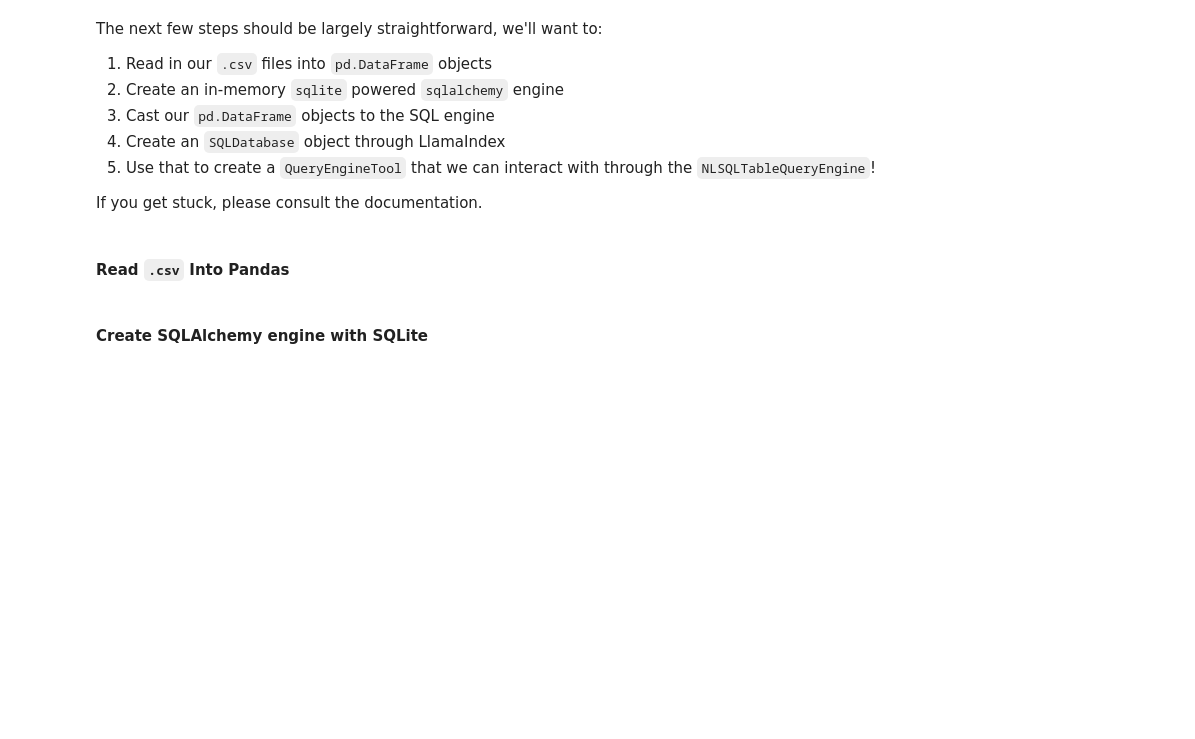
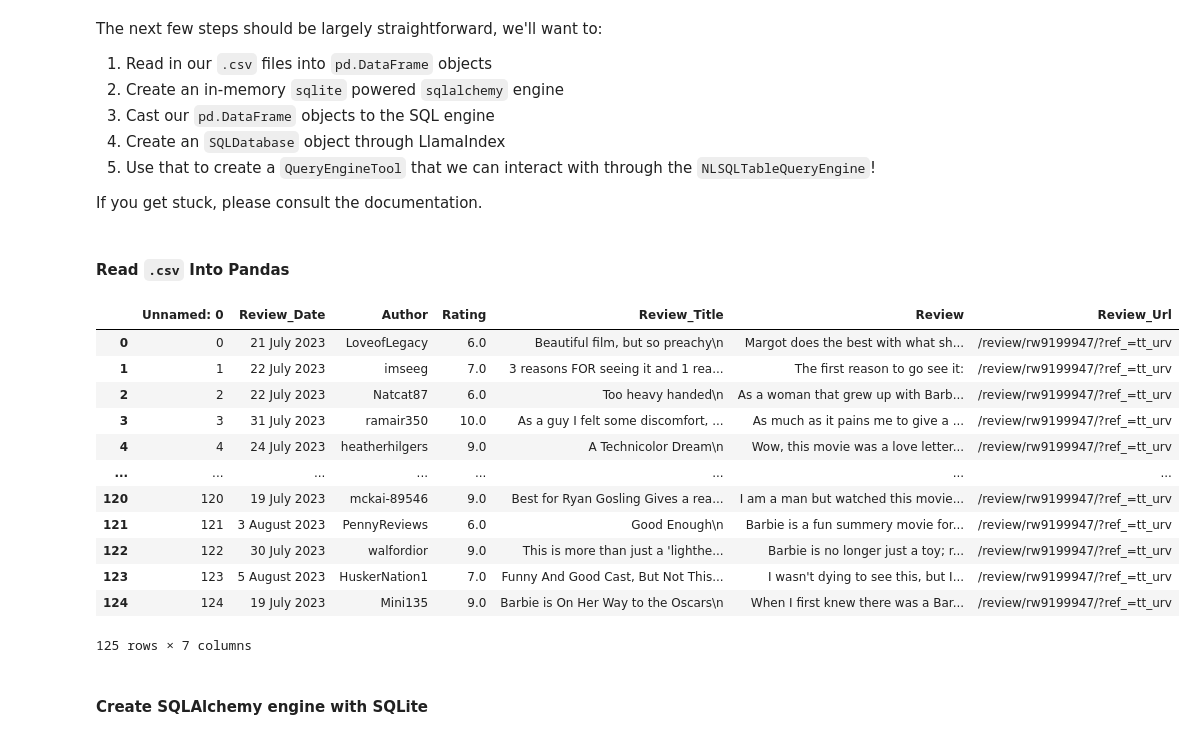
Before and after one commit to ukizhake/BUSINESSTRAVELCO2, a Jupyter notebook: LLamaIndex RAQA Tool (Assignment Version).ipynb, the cells around one changed output. Saved outputs shown, nothing was run; the diff lists cells and outputs as text; code cells hidden in the pictures; blank space fills up the shorter version.

```diff
--- a/LLamaIndex RAQA Tool (Assignment Version).ipynb
+++ b/LLamaIndex RAQA Tool (Assignment Version).ipynb
@@ -374,6 +370,22 @@ import pandas as pd
 
 barbie_df = pd.read_csv("./barbie_data/barbie.csv")
 oppenheimer_df = pd.read_csv("./oppenheimer_data/oppenheimer.csv")
+# %%
+barbie_df
+# %% [output]
+|  | Unnamed: 0 | Review_Date | Author | Rating | Review_Title | Review | Review_Url |
+| 0 | 0 | 21 July 2023 | LoveofLegacy | 6.0 | Beautiful film, but so preachy\n | Margot does the best with what sh... | /review/rw9199947/?ref_=tt_urv |
+| 1 | 1 | 22 July 2023 | imseeg | 7.0 | 3 reasons FOR seeing it and 1 rea... | The first reason to go see it: | /review/rw9199947/?ref_=tt_urv |
+| 2 | 2 | 22 July 2023 | Natcat87 | 6.0 | Too heavy handed\n | As a woman that grew up with Barb... | /review/rw9199947/?ref_=tt_urv |
+| 3 | 3 | 31 July 2023 | ramair350 | 10.0 | As a guy I felt some discomfort, ... | As much as it pains me to give a ... | /review/rw9199947/?ref_=tt_urv |
+| 4 | 4 | 24 July 2023 | heatherhilgers | 9.0 | A Technicolor Dream\n | Wow, this movie was a love letter... | /review/rw9199947/?ref_=tt_urv |
+| ... | ... | ... | ... | ... | ... | ... | ... |
+| 120 | 120 | 19 July 2023 | mckai-89546 | 9.0 | Best for Ryan Gosling Gives a rea... | I am a man but watched this movie... | /review/rw9199947/?ref_=tt_urv |
+| 121 | 121 | 3 August 2023 | PennyReviews | 6.0 | Good Enough\n | Barbie is a fun summery movie for... | /review/rw9199947/?ref_=tt_urv |
+| 122 | 122 | 30 July 2023 | walfordior | 9.0 | This is more than just a 'lighthe... | Barbie is no longer just a toy; r... | /review/rw9199947/?ref_=tt_urv |
+| 123 | 123 | 5 August 2023 | HuskerNation1 | 7.0 | Funny And Good Cast, But Not This... | I wasn't dying to see this, but I... | /review/rw9199947/?ref_=tt_urv |
+| 124 | 124 | 19 July 2023 | Mini135 | 9.0 | Barbie is On Her Way to the Oscars\n | When I first knew there was a Bar... | /review/rw9199947/?ref_=tt_urv |
+125 rows × 7 columns
 # %% [markdown]
 #### Create SQLAlchemy engine with SQLite
 # %%
```
Also changed, not shown: parts of 9 cells of this notebook.
